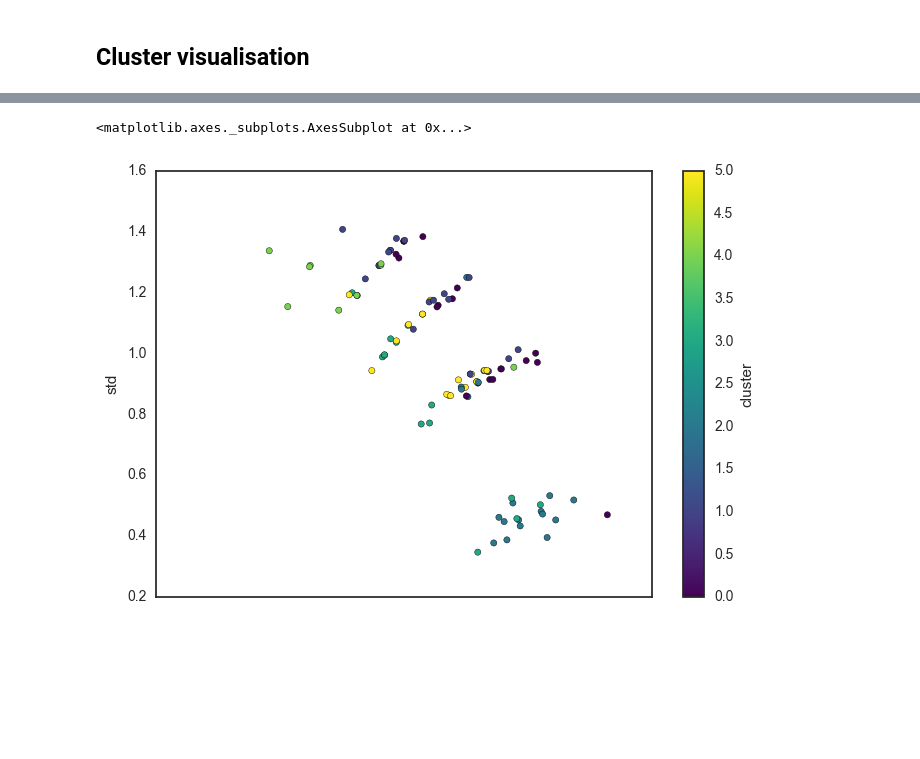
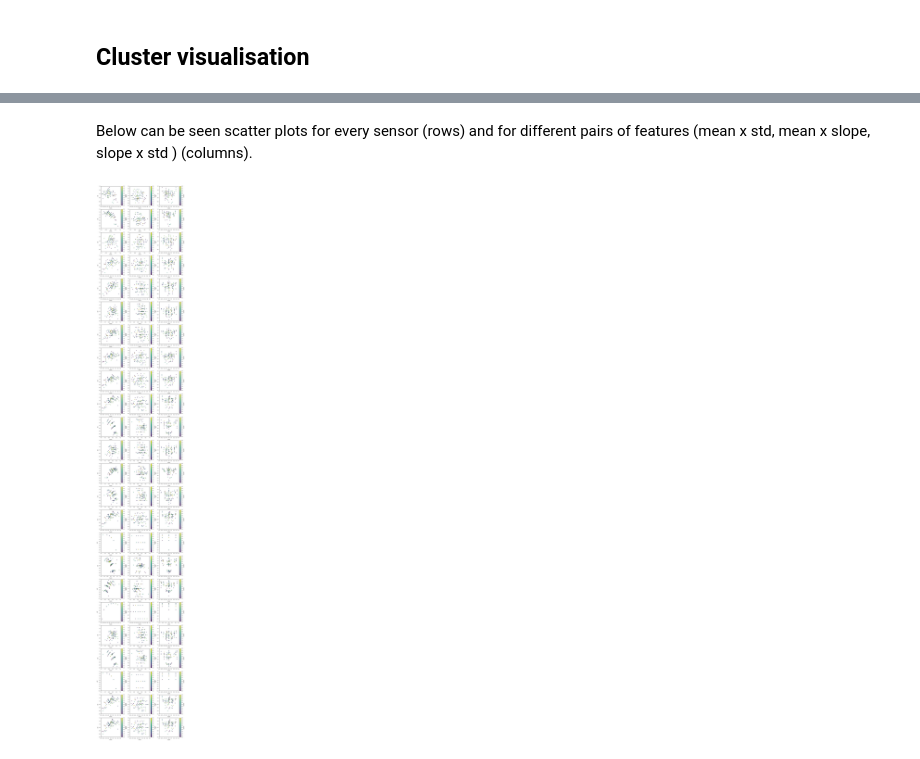
Before and after one commit to effa/time-series-clustering, a Jupyter notebook: chunk_analysis.ipynb, the cells around one changed output, grey strips where cells are left out. Drawn from its saved outputs; the diff is of its cells as text; code cells hidden in the pictures; blank space fills up the shorter version.

```diff
--- a/chunk_analysis.ipynb
+++ b/chunk_analysis.ipynb
@@ -184,19 +242,18 @@ emb.plot(kind='scatter', x=0, y=1, c='y', cmap='viridis')
 # %%
-sample[1]
+# computeting features for a single chunk and sensor
+def extract_featrues(chunk, s):
+    column = chunk[s]
+    slope = (column.iloc[-1]-column.iloc[0])/10
+    return (column.std(), column.mean(), slope)
 
-s = 12
+def compute_features_for_all_chunks(s):
+    stds = []
+    means = []
+    slopes = []
 
-def extract_featrues(chunk):
-    column = chunk[s]
-    return (column.std(), column.mean())
-
-stds = []
-means = []
-
-for chunk in sample:
-    std, mean = extract_featrues(chunk)
-    stds.append(std)
-    means.append(mean)
-
-features = pd.DataFrame({'std': stds, 'mean': means, 'true_label': normalised_true_labels, 'cluster': y_pred_hac_lcs})
-features
+    for chunk in sample:
+        std, mean, slope = extract_featrues(chunk, s)
+        stds.append(std)
+        means.append(mean)
+        slopes.append(slope)
+    return pd.DataFrame({'std': stds, 'mean': means, 'slope': slopes, 'true_label': normalised_true_labels, 'cluster': y_pred_hac_lcs})
@@ -222,5 +260,14 @@ features
-# %%
-features.plot(kind='scatter', x='mean', y='std', c='cluster', cmap='viridis')
-# %% [output]
-<matplotlib.axes._subplots.AxesSubplot at 0x...>
-[figure, removed]
+# %% [markdown]
+Below can be seen scatter plots for every sensor (rows) and for different pairs of features (mean x std, mean x slope, slope x std ) (columns).
+# %%
+sensor_max = 25
+sensor_min = 2
+
+f, axis = plt.subplots(sensor_max-sensor_min+1, 3, figsize=(15,100))
+for s in range(sensor_min, sensor_max+1):
+    features = compute_features_for_all_chunks(s)
+    features.plot(kind='scatter', x='mean', y='std', c='cluster', cmap='viridis', ax=axis[s-sensor_min][0])
+    features.plot(kind='scatter', x='mean', y='slope', c='cluster', cmap='viridis', ax=axis[s-sensor_min][1])
+    features.plot(kind='scatter', x='slope', y='std', c='cluster', cmap='viridis', ax=axis[s-sensor_min][2])
+# %% [output]
+[figure, added]
```
Also changed, not shown: parts of 41 cells of this notebook, 1 other file.
